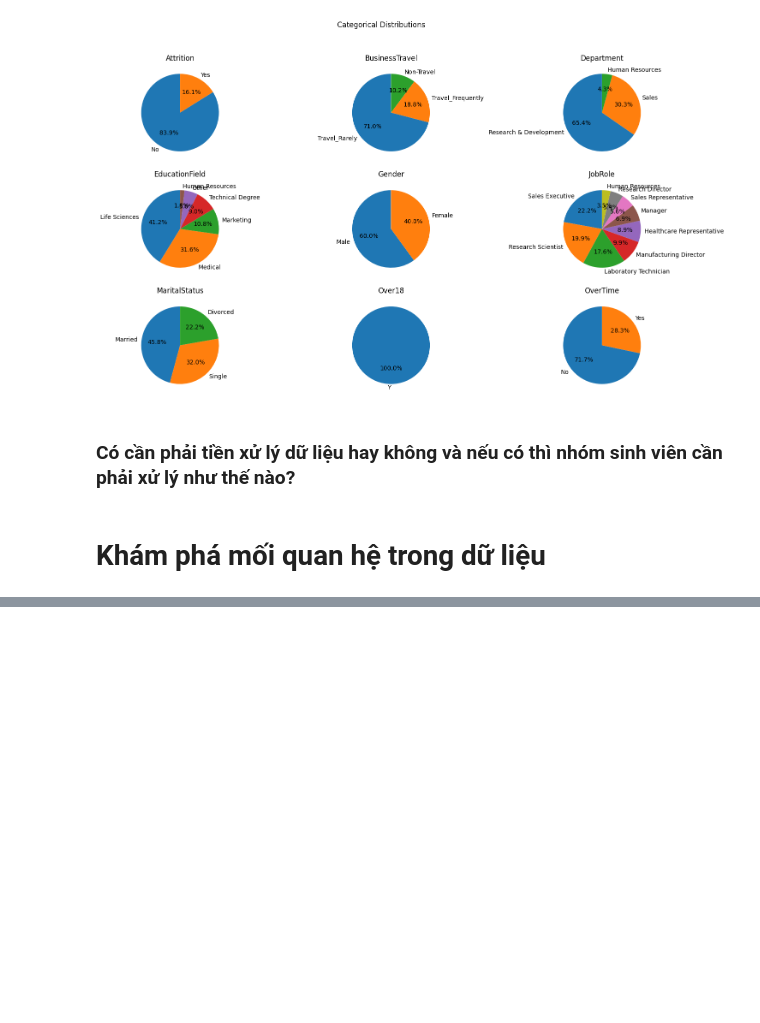
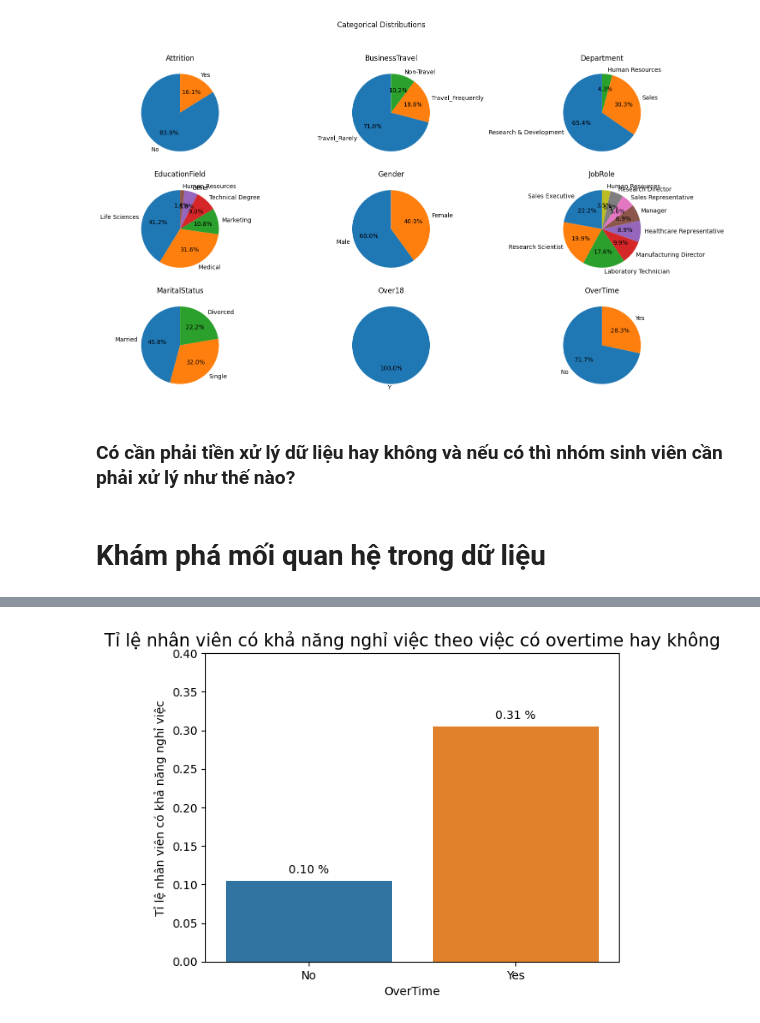
Before and after one commit to HuyHCMUS/DataVisualize-1, a Jupyter notebook: Vu.ipynb, the cells around one changed output, grey strips where cells are left out. Drawn from its saved outputs; the diff is of its cells as text; code cells hidden in the pictures; blank space fills up the shorter version.

```diff
--- a/Vu.ipynb
+++ b/Vu.ipynb
@@ -262,0 +169,15 @@ The `ci` parameter is deprecated. Use `errorbar=('ci', 0)` for the same effect.
+# %%
+ovt_att = df.groupby(['OverTime', 'Attrition'])['Attrition'].count().unstack()
+
+ovt_att['Attrition Rate'] = ovt_att['Yes'] / (ovt_att['Yes'] + ovt_att['No'])
+
+sns.barplot(x=ovt_att.index, y=ovt_att['Attrition Rate'])
+plt.title('Tỉ lệ nhân viên có khả năng nghỉ việc theo việc có overtime hay không', fontsize=15)
+plt.xlabel('OverTime', fontsize=10)
+plt.ylabel('Tỉ lệ nhân viên có khả năng nghỉ việc', fontsize=10)
+plt.ylim((0, 0.4))
+for i, rate in enumerate(ovt_att['Attrition Rate']):
+    plt.text(i, rate+0.01, f'{rate:.2f} %', ha='center')
+plt.show()
+# %% [output]
+[figure, added]
```
Also changed, not shown: parts of 47 cells of this notebook.
